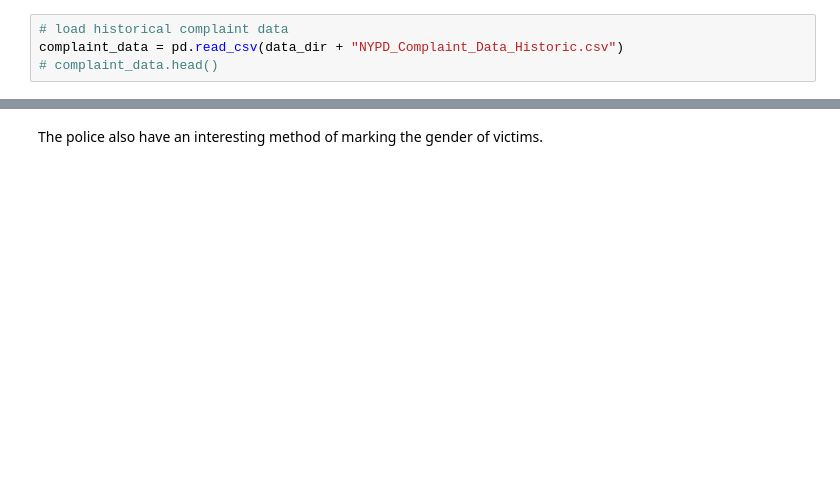
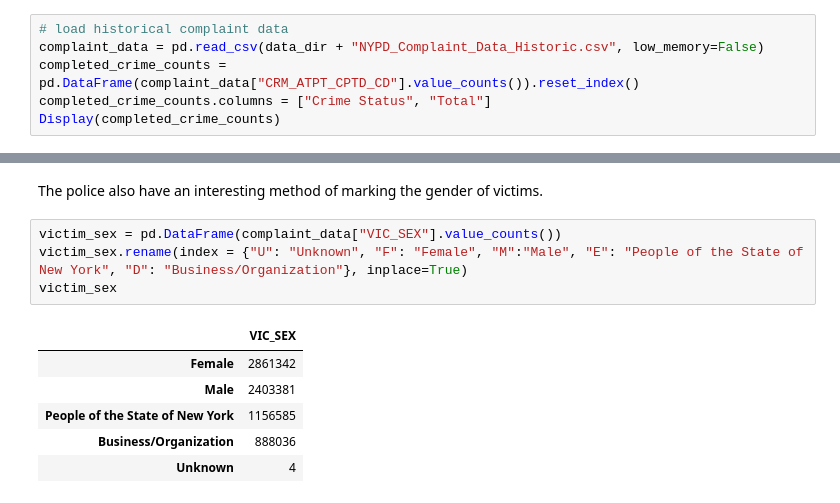
Before and after one commit to antiboredom/notes-on-police-funding, a Jupyter notebook: notes.ipynb, the cells around one changed output, grey strips where cells are left out. Drawn from its saved outputs; the diff is of its cells as text; blank space fills up the shorter version.

```diff
--- a/notes.ipynb
+++ b/notes.ipynb
@@ -168,4 +218,6 @@ The police also provide a data about criminal complaints. These are calls that p
 # %%
 # load historical complaint data
-complaint_data = pd.read_csv(data_dir + "NYPD_Complaint_Data_Historic.csv")
-# complaint_data.head()
+complaint_data = pd.read_csv(data_dir + "NYPD_Complaint_Data_Historic.csv", low_memory=False)
+completed_crime_counts = pd.DataFrame(complaint_data["CRM_ATPT_CPTD_CD"].value_counts()).reset_index()
+completed_crime_counts.columns = ["Crime Status", "Total"]
+Display(completed_crime_counts)
@@ -189,5 +233,16 @@ completed_crime_counts.plot(kind='pie', y=1)
 # %% [markdown]
 The police also have an interesting method of marking the gender of victims.
+# %%
+victim_sex = pd.DataFrame(complaint_data["VIC_SEX"].value_counts())
+victim_sex.rename(index = {"U": "Unknown", "F": "Female", "M":"Male", "E": "People of the State of New York", "D": "Business/Organization"}, inplace=True)
+victim_sex
+# %% [output]
+|  | VIC_SEX |
+| Female | 2861342 |
+| Male | 2403381 |
+| People of the State of New York | 1156585 |
+| Business/Organization | 888036 |
+| Unknown | 4 |
 # %%
 complaint_data["VIC_SEX"].value_counts().plot(kind='bar')
 # %% [output]
```
Also changed, not shown: parts of 37 cells of this notebook, 3 other files.
